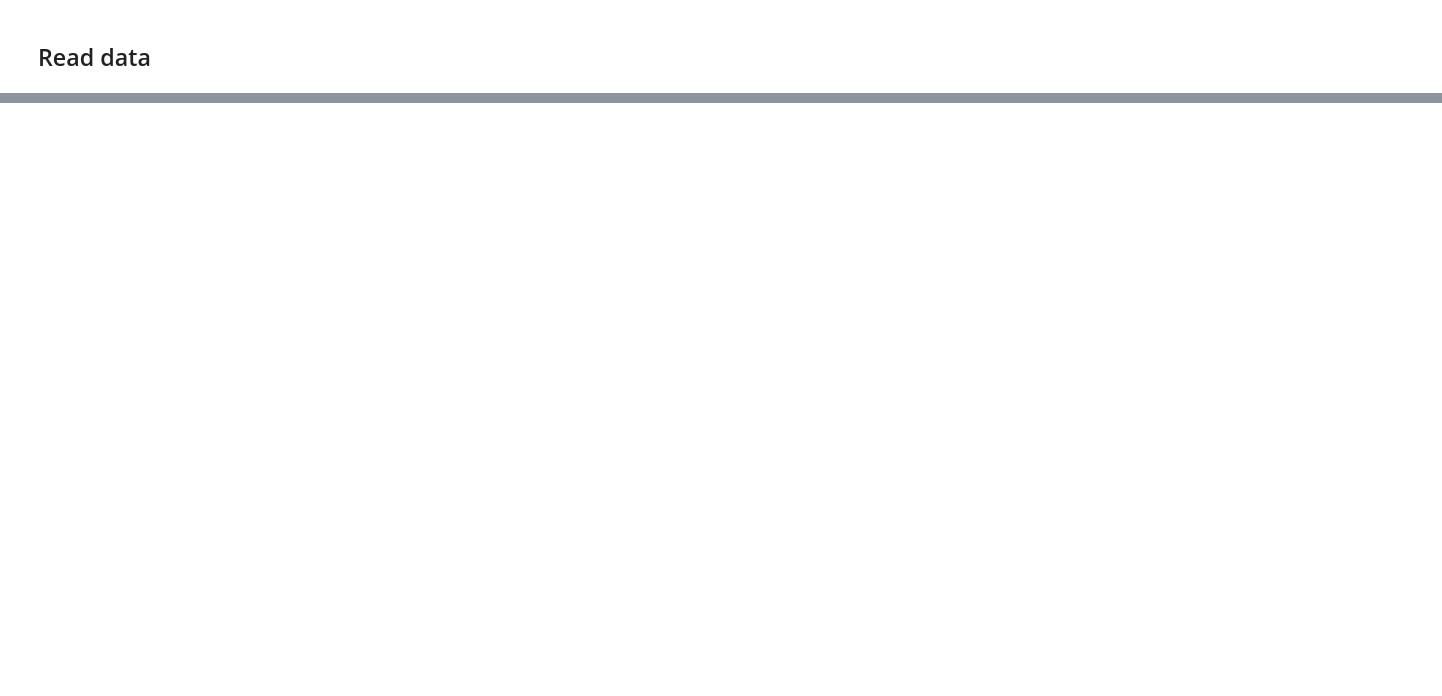
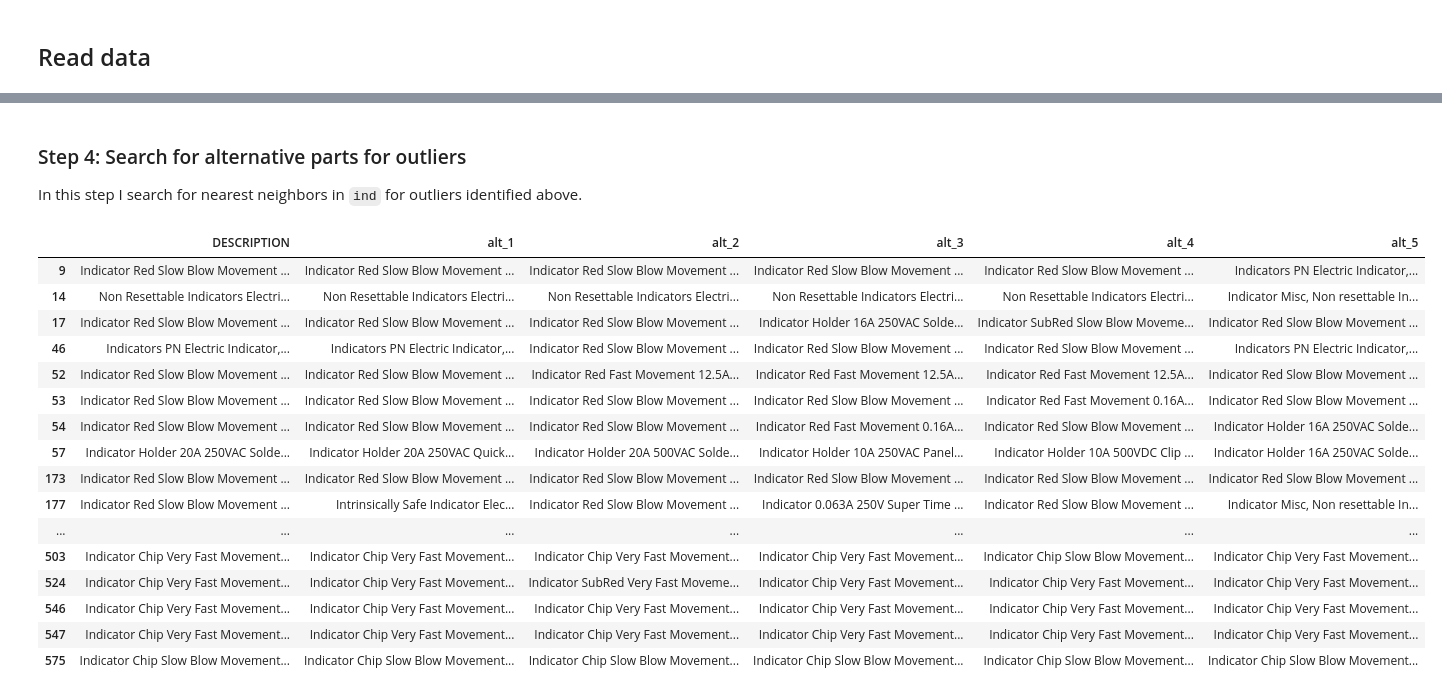
Before and after one commit to kingjosephm/BMW-Tasks, a Jupyter notebook: Task2.ipynb, the cells around one changed output, grey strips where cells are left out. Drawn from its saved outputs; the diff is of its cells as text; code cells hidden in the pictures; blank space fills up the shorter version.

```diff
--- a/Task2.ipynb
+++ b/Task2.ipynb
@@ -160,0 +216,4 @@ len(foo)
+# %%
+X = X_tsvd
+kdt = KDTree(X)
+dist, ind = kdt.query(X, k=10)  # use larger k in case nearest neighbors are also outliers
@@ -160,0 +230,37 @@ len(foo)
+# %% [markdown]
+### Step 4: Search for alternative parts for outliers
+
+In this step I search for nearest neighbors in `ind` for outliers identified above.
+# %%
+outliers = results[results['pred'] == -1]
+# %%
+outlier_indices = outliers.index.tolist()
+max_alternative_parts = 5
+output = []
+for i in outlier_indices:
+    temp = [df.loc[x, 'DESCRIPTION'] for x in ind[i] if x not in outlier_indices]
+    output.append(temp[:max_alternative_parts])
+# %%
+alt_parts = pd.concat([df[df.index.isin(outlier_indices)][['DESCRIPTION']],
+                       pd.DataFrame(output, index=outlier_indices,
+                                    columns=[f"alt_{i+1}" for i in range(max_alternative_parts)])], axis=1)
+# %%
+alt_parts
+# %% [output]
+|  | DESCRIPTION | alt_1 | alt_2 | alt_3 | alt_4 | alt_5 |
+| 9 | Indicator Red Slow Blow Movement ... | Indicator Red Slow Blow Movement ... | Indicator Red Slow Blow Movement ... | Indicator Red Slow Blow Movement ... | Indicator Red Slow Blow Movement ... | Indicators PN Electric Indicator,... |
+| 14 | Non Resettable Indicators Electri... | Non Resettable Indicators Electri... | Non Resettable Indicators Electri... | Non Resettable Indicators Electri... | Non Resettable Indicators Electri... | Indicator Misc, Non resettable In... |
+| 17 | Indicator Red Slow Blow Movement ... | Indicator Red Slow Blow Movement ... | Indicator Red Slow Blow Movement ... | Indicator Holder 16A 250VAC Solde... | Indicator SubRed Slow Blow Moveme... | Indicator Red Slow Blow Movement ... |
+| 46 | Indicators PN Electric Indicator,... | Indicators PN Electric Indicator,... | Indicator Red Slow Blow Movement ... | Indicator Red Slow Blow Movement ... | Indicator Red Slow Blow Movement ... | Indicators PN Electric Indicator,... |
+| 52 | Indicator Red Slow Blow Movement ... | Indicator Red Slow Blow Movement ... | Indicator Red Fast Movement 12.5A... | Indicator Red Fast Movement 12.5A... | Indicator Red Fast Movement 12.5A... | Indicator Red Slow Blow Movement ... |
+| 53 | Indicator Red Slow Blow Movement ... | Indicator Red Slow Blow Movement ... | Indicator Red Slow Blow Movement ... | Indicator Red Slow Blow Movement ... | Indicator Red Fast Movement 0.16A... | Indicator Red Slow Blow Movement ... |
+| 54 | Indicator Red Slow Blow Movement ... | Indicator Red Slow Blow Movement ... | Indicator Red Slow Blow Movement ... | Indicator Red Fast Movement 0.16A... | Indicator Red Slow Blow Movement ... | Indicator Holder 16A 250VAC Solde... |
+| 57 | Indicator Holder 20A 250VAC Solde... | Indicator Holder 20A 250VAC Quick... | Indicator Holder 20A 500VAC Solde... | Indicator Holder 10A 250VAC Panel... | Indicator Holder 10A 500VDC Clip ... | Indicator Holder 16A 250VAC Solde... |
+| 173 | Indicator Red Slow Blow Movement ... | Indicator Red Slow Blow Movement ... | Indicator Red Slow Blow Movement ... | Indicator Red Slow Blow Movement ... | Indicator Red Slow Blow Movement ... | Indicator Red Slow Blow Movement ... |
+| 177 | Indicator Red Slow Blow Movement ... | Intrinsically Safe Indicator Elec... | Indicator Red Slow Blow Movement ... | Indicator 0.063A 250V Super Time ... | Indicator Red Slow Blow Movement ... | Indicator Misc, Non resettable In... |
+| ... | ... | ... | ... | ... | ... | ... |
+| 503 | Indicator Chip Very Fast Movement... | Indicator Chip Very Fast Movement... | Indicator Chip Very Fast Movement... | Indicator Chip Very Fast Movement... | Indicator Chip Slow Blow Movement... | Indicator Chip Very Fast Movement... |
+| 524 | Indicator Chip Very Fast Movement... | Indicator Chip Very Fast Movement... | Indicator SubRed Very Fast Moveme... | Indicator Chip Very Fast Movement... | Indicator Chip Very Fast Movement... | Indicator Chip Very Fast Movement... |
+| 546 | Indicator Chip Very Fast Movement... | Indicator Chip Very Fast Movement... | Indicator Chip Very Fast Movement... | Indicator Chip Very Fast Movement... | Indicator Chip Very Fast Movement... | Indicator Chip Very Fast Movement... |
+| 547 | Indicator Chip Very Fast Movement... | Indicator Chip Very Fast Movement... | Indicator Chip Very Fast Movement... | Indicator Chip Very Fast Movement... | Indicator Chip Very Fast Movement... | Indicator Chip Very Fast Movement... |
+| 575 | Indicator Chip Slow Blow Movement... | Indicator Chip Slow Blow Movement... | Indicator Chip Slow Blow Movement... | Indicator Chip Slow Blow Movement... | Indicator Chip Slow Blow Movement... | Indicator Chip Slow Blow Movement... |
```
Also changed, not shown: parts of 52 cells of this notebook.
